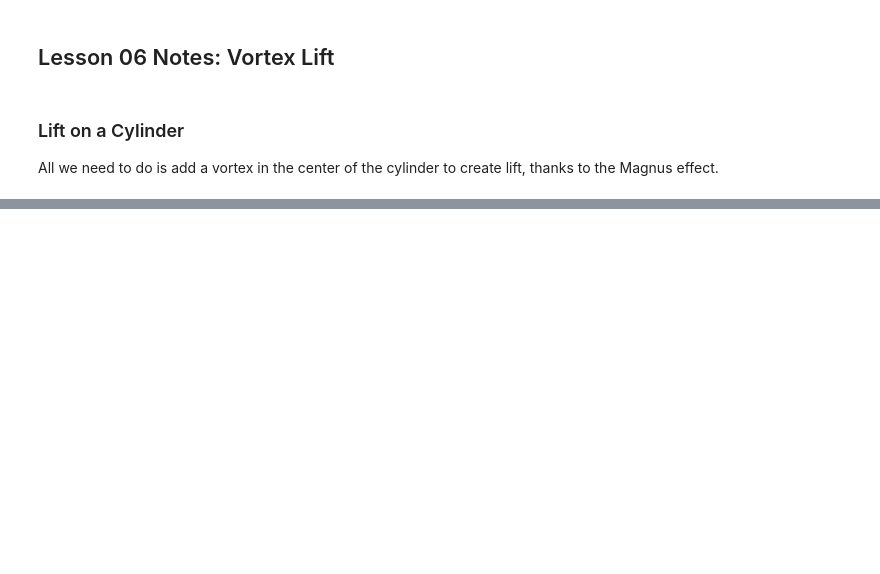
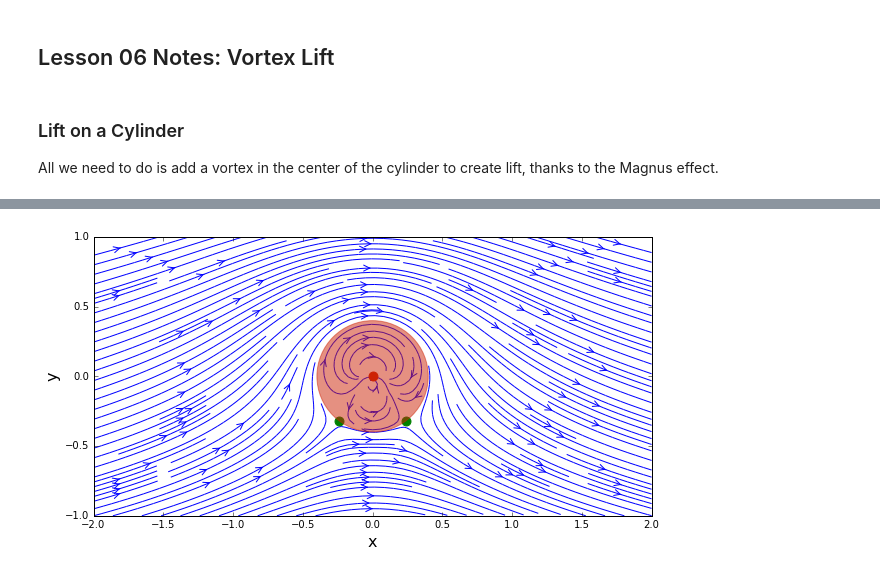
Before and after one commit to lpgleaves/mae6226-workspace, a Jupyter notebook: 06-lesson-notes.ipynb, the cells around one changed output, grey strips where cells are left out. Drawn from its saved outputs; the diff is of its cells as text; code cells hidden in the pictures; blank space fills up the shorter version.

```diff
--- a/06-lesson-notes.ipynb
+++ b/06-lesson-notes.ipynb
@@ -20,0 +64,35 @@ uinf = 1
+# %%
+gamma = 4
+xvor, yvor = 0, 0
+# %%
+# compute the velocity field on the mesh grid
+uvor, vvor = getvelvortex(gamma, xvor, yvor, X, Y)
+
+# compute the stream-function on the mesh grid
+psivor = getstreamfuncvortex(gamma, xvor, yvor, X, Y)
+
+u = udub + ufs + uvor
+v = vdub + vfs + vvor
+psi = psidub + psifs + psivor
+# %%
+# calculate the cylinder radius
+R = math.sqrt(kappa/(2*math.pi*uinf))
+
+# calculate the stagnation points
+x_stagn1, y_stagn1 = +math.sqrt(R**2-(gamma/(4*math.pi*uinf))**2), -gamma/(4*math.pi*uinf)
+x_stagn2, y_stagn2 = -math.sqrt(R**2-(gamma/(4*math.pi*uinf))**2), -gamma/(4*math.pi*uinf)
+
+# plot the streamlines
+size = 10
+pyplot.figure(figsize=(size, (yz-ya)/(xz-xa)*size))
+pyplot.xlabel('x', fontsize=16)
+pyplot.ylabel('y', fontsize=16)
+pyplot.xlim(xa, xz)
+pyplot.ylim(ya, yz)
+pyplot.streamplot(X, Y, u, v, density=2, linewidth=1, arrowsize=1.5, arrowstyle='->')
+circle = pyplot.Circle((0, 0), radius=R, color='#CD2305', alpha=0.5)
+pyplot.gca().add_patch(circle)
+pyplot.scatter(xvor, yvor, color='#CD2305', s=80, marker='o')
+pyplot.scatter([x_stagn1, x_stagn2], [y_stagn1, y_stagn2], color='g', s=80, marker='o');
+# %% [output]
+[figure, added]
```
Also changed, not shown: parts of 6 cells of this notebook, 2 other files.
